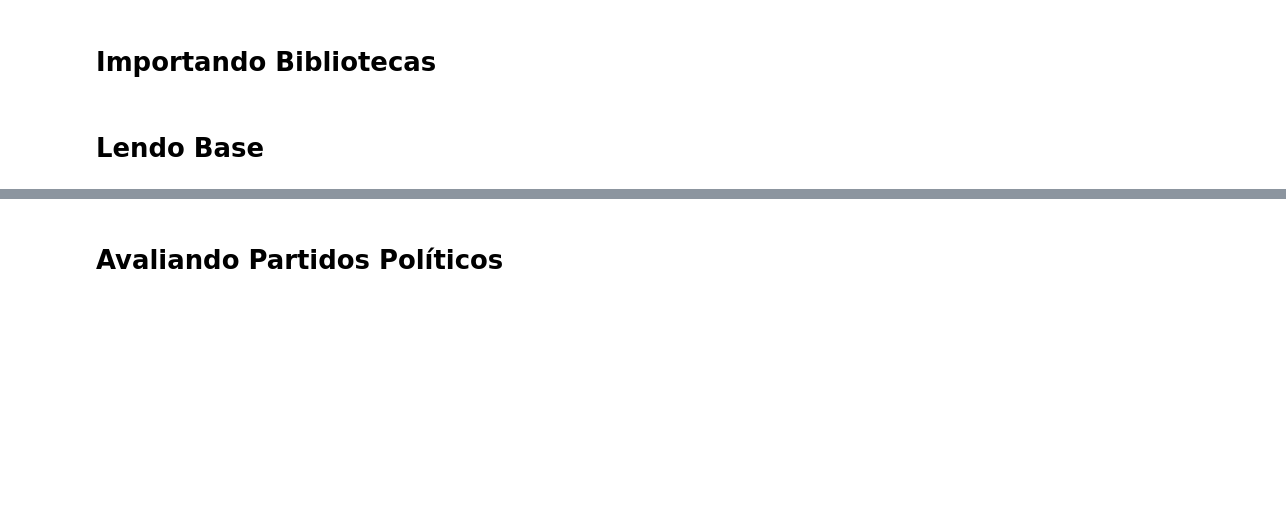
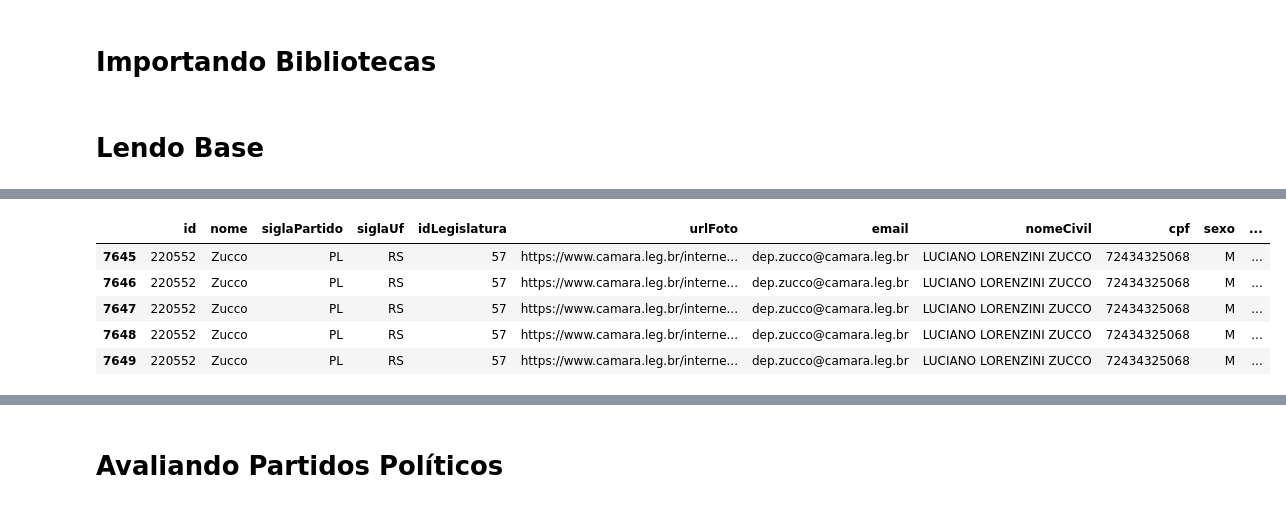
Before and after one commit to Alan-oliveira-analytics/analisa_politico, a Jupyter notebook: notebooks/eda.ipynb, the cells around one changed output, grey strips where cells are left out. Saved outputs shown, nothing was run; the diff lists cells and outputs as text; code cells hidden in the pictures; blank space fills up the shorter version.

```diff
--- a/notebooks/eda.ipynb
+++ b/notebooks/eda.ipynb
@@ -29,6 +29,15 @@ df.head()
 | 2 | 204379 | Acácio Favacho | MDB | AP | 57 | https://www.camara.leg.br/interne... | dep.acaciofavacho@camara.leg.br | ACÁCIO DA SILVA FAVACHO NETO | 74287028287 | M | ... |
 | 3 | 204379 | Acácio Favacho | MDB | AP | 57 | https://www.camara.leg.br/interne... | dep.acaciofavacho@camara.leg.br | ACÁCIO DA SILVA FAVACHO NETO | 74287028287 | M | ... |
 | 4 | 204379 | Acácio Favacho | MDB | AP | 57 | https://www.camara.leg.br/interne... | dep.acaciofavacho@camara.leg.br | ACÁCIO DA SILVA FAVACHO NETO | 74287028287 | M | ... |
+# %%
+df.tail()
+# %% [output]
+|  | id | nome | siglaPartido | siglaUf | idLegislatura | urlFoto | email | nomeCivil | cpf | sexo | ... |
+| 7645 | 220552 | Zucco | PL | RS | 57 | https://www.camara.leg.br/interne... | dep.zucco@camara.leg.br | LUCIANO LORENZINI ZUCCO | 72434325068 | M | ... |
+| 7646 | 220552 | Zucco | PL | RS | 57 | https://www.camara.leg.br/interne... | dep.zucco@camara.leg.br | LUCIANO LORENZINI ZUCCO | 72434325068 | M | ... |
+| 7647 | 220552 | Zucco | PL | RS | 57 | https://www.camara.leg.br/interne... | dep.zucco@camara.leg.br | LUCIANO LORENZINI ZUCCO | 72434325068 | M | ... |
+| 7648 | 220552 | Zucco | PL | RS | 57 | https://www.camara.leg.br/interne... | dep.zucco@camara.leg.br | LUCIANO LORENZINI ZUCCO | 72434325068 | M | ... |
+| 7649 | 220552 | Zucco | PL | RS | 57 | https://www.camara.leg.br/interne... | dep.zucco@camara.leg.br | LUCIANO LORENZINI ZUCCO | 72434325068 | M | ... |
 # %%
 df.columns
 # %% [output]
```
Also changed, not shown: parts of 9 cells of this notebook, 4 other files.
